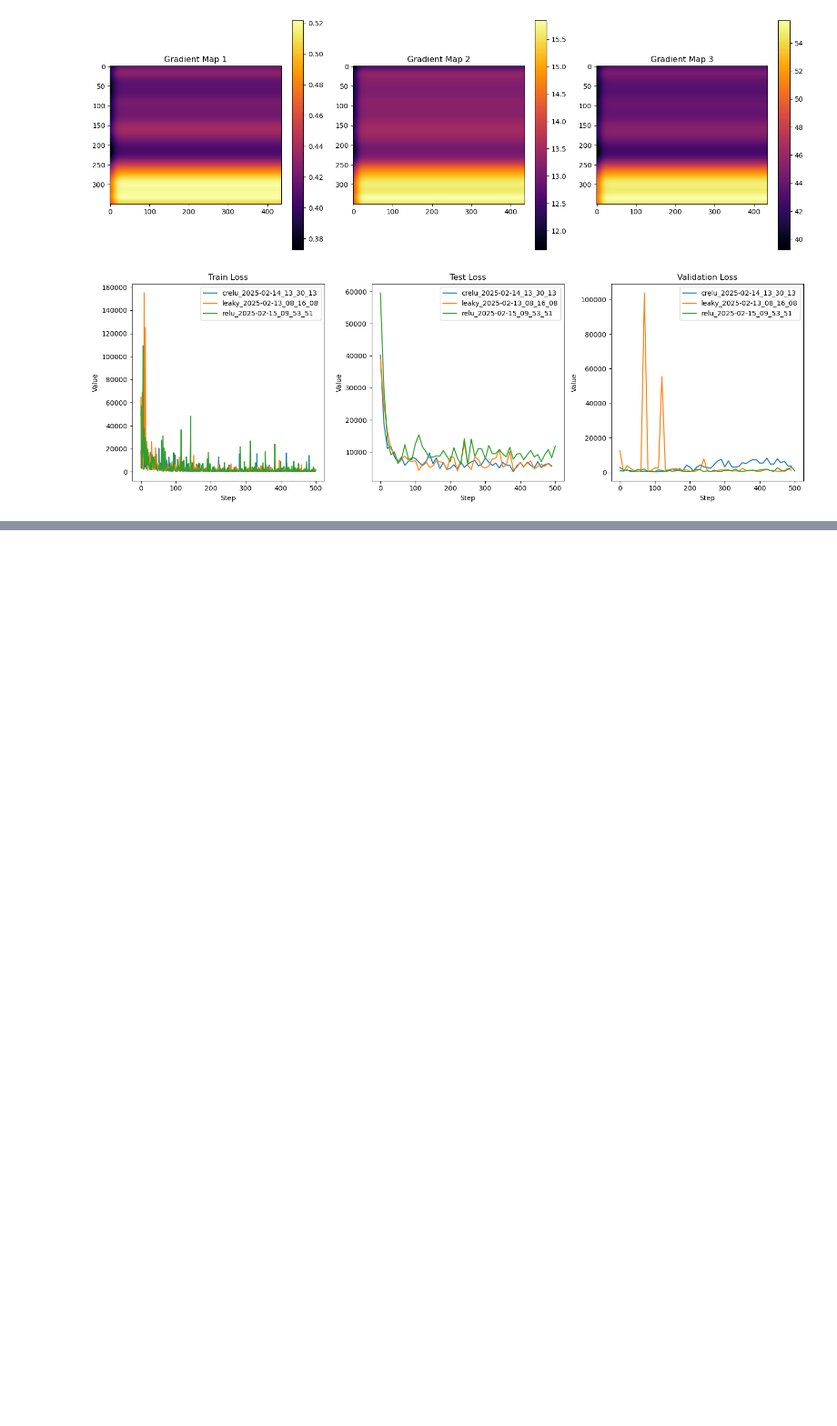
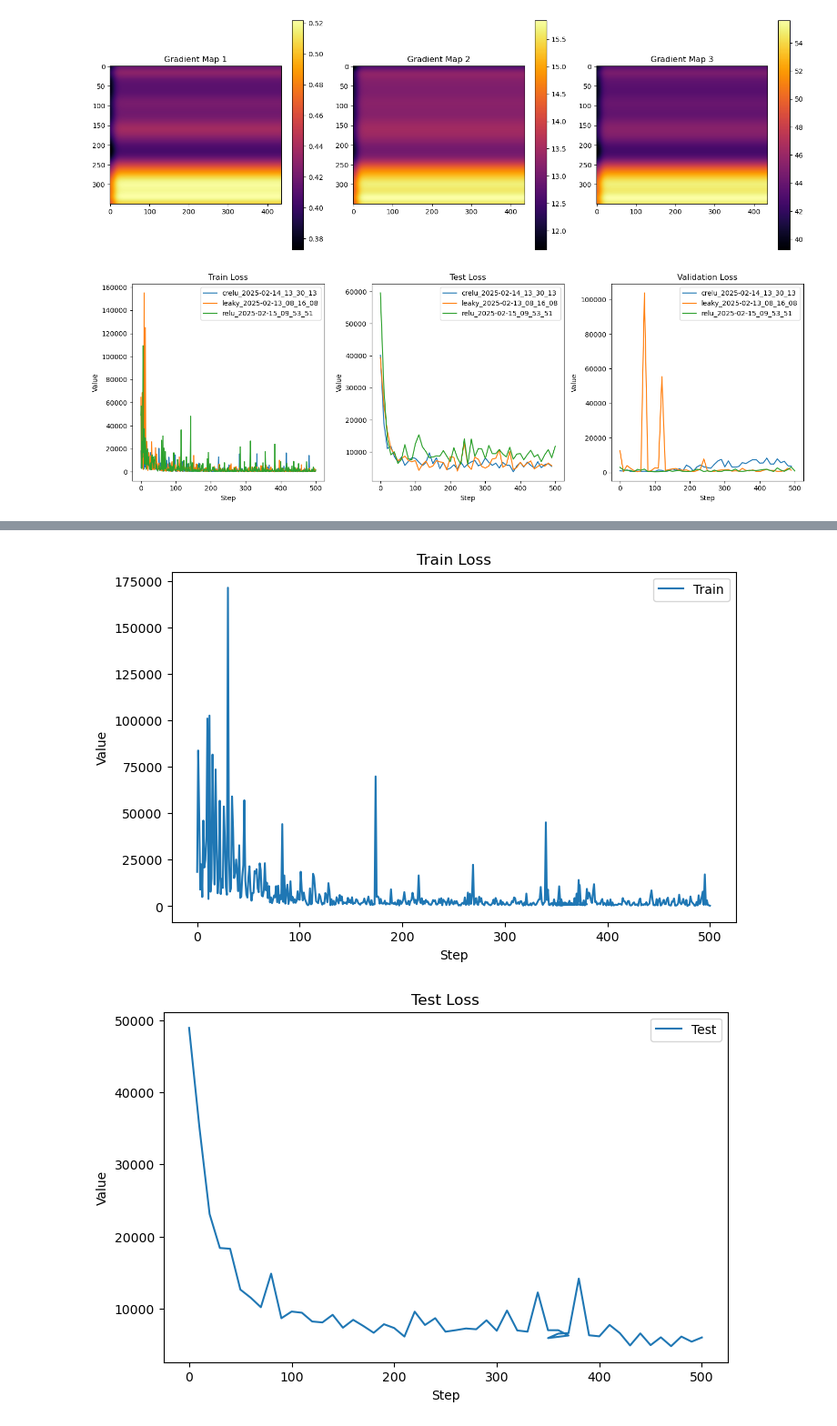
Before and after one commit to PVBrodersen/speciale_backup, a Jupyter notebook: code_ws/src/PatchTrav/PatchTrav.ipynb, the cells around one changed output, grey strips where cells are left out. Shown at 91% size. Saved outputs shown, nothing was run; the diff lists cells and outputs as text; code cells hidden in the pictures; blank space fills up the shorter version.

Commit message:
Added and tested for SISO

```diff
--- a/code_ws/src/PatchTrav/PatchTrav.ipynb
+++ b/code_ws/src/PatchTrav/PatchTrav.ipynb
@@ -922,0 +1215,41 @@ plot_loss_from_folders('/home/philip/Documents/speciale_losses/train/','/home/ph
+# %%
+def plot_loss_from_folders_SISO(train_folder, test_folder, val_folder):
+    folders = {"Train": train_folder, "Test": test_folder, "Validation": val_folder}
+
+    for label, folder in folders.items():
+        file_list = sorted([f for f in os.listdir(folder) if f.endswith(".csv")])
+
+        if len(file_list) < 2:
+            print(f"Skipping {label}: Less than 2 files found.")
+            continue  # Ensure we have at least 2 files to concatenate
+
+        file1_path = os.path.join(folder, file_list[0])
+        file2_path = os.path.join(folder, file_list[1])
+
+        # Read first file and take first 350 rows
+        df1 = pd.read_csv(file1_path)
+
+        # Read second file fully
+        df2 = pd.read_csv(file2_path)
+
+        # Concatenate
+        df = pd.concat([df1, df2], ignore_index=True)
+
+        # Check if required columns exist
+        if "Step" not in df.columns or "Value" not in df.columns:
+            print(f"Skipping {label}: Missing 'Step' or 'Value' columns.")
+            continue
+
+        # Convert to NumPy before plotting (Fix for ValueError)
+        plt.figure(figsize=(8, 5))
+        plt.plot(df["Step"].to_numpy(), df["Value"].to_numpy(), label=label)
+        plt.title(f"{label} Loss")
+        plt.xlabel("Step")
+        plt.ylabel("Value")
+        plt.legend()
+        plt.show()
+
+plot_loss_from_folders_SISO('/home/philip/Documents/speciale_losses/single_input/train/','/home/philip/Documents/speciale_losses/single_input/test','/home/philip/Documents/speciale_losses/single_input/validation')
+# %% [output]
+[figure, added]
+[figure, added]
```
Also changed, not shown: parts of 15 cells of this notebook.
